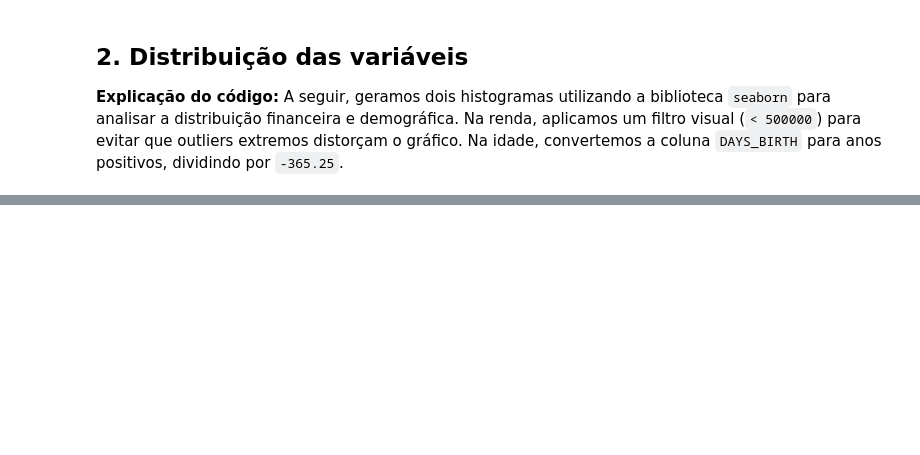
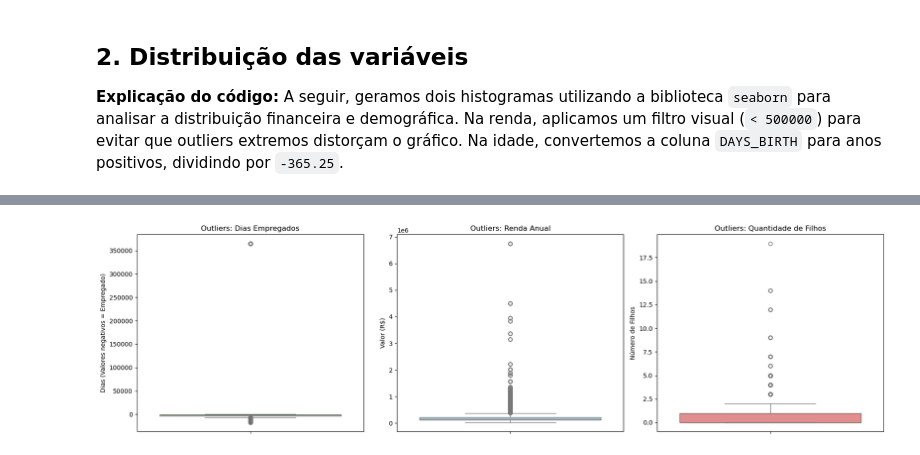
Before and after one commit to fagnermacedo/tech-challenge-fase2, a Jupyter notebook: notebooks/01_eda.ipynb, the cells around one changed output, grey strips where cells are left out. Drawn from its saved outputs; the diff is of its cells as text; code cells hidden in the pictures; blank space fills up the shorter version.

```diff
--- a/notebooks/01_eda.ipynb
+++ b/notebooks/01_eda.ipynb
@@ -237,0 +317,22 @@ plt.show()
+# %%
+fig, ax = plt.subplots(1, 3, figsize=(18, 5))
+
+# Boxplot: Dias Empregados
+sns.boxplot(y=df_aplication['DAYS_EMPLOYED'], ax=ax[0], color='lightgreen')
+ax[0].set_title('Outliers: Dias Empregados')
+ax[0].set_ylabel('Dias (Valores negativos = Empregado)')
+
+# Boxplot: Renda
+sns.boxplot(y=df_aplication['AMT_INCOME_TOTAL'], ax=ax[1], color='lightblue')
+ax[1].set_title('Outliers: Renda Anual')
+ax[1].set_ylabel('Valor (R$)')
+
+# Boxplot: Quantidade de Filhos
+sns.boxplot(y=df_aplication['CNT_CHILDREN'], ax=ax[2], color='lightcoral')
+ax[2].set_title('Outliers: Quantidade de Filhos')
+ax[2].set_ylabel('Número de Filhos')
+
+plt.tight_layout()
+plt.show()
+# %% [output]
+[figure, added]
```
Also changed, not shown: parts of 27 cells of this notebook.
